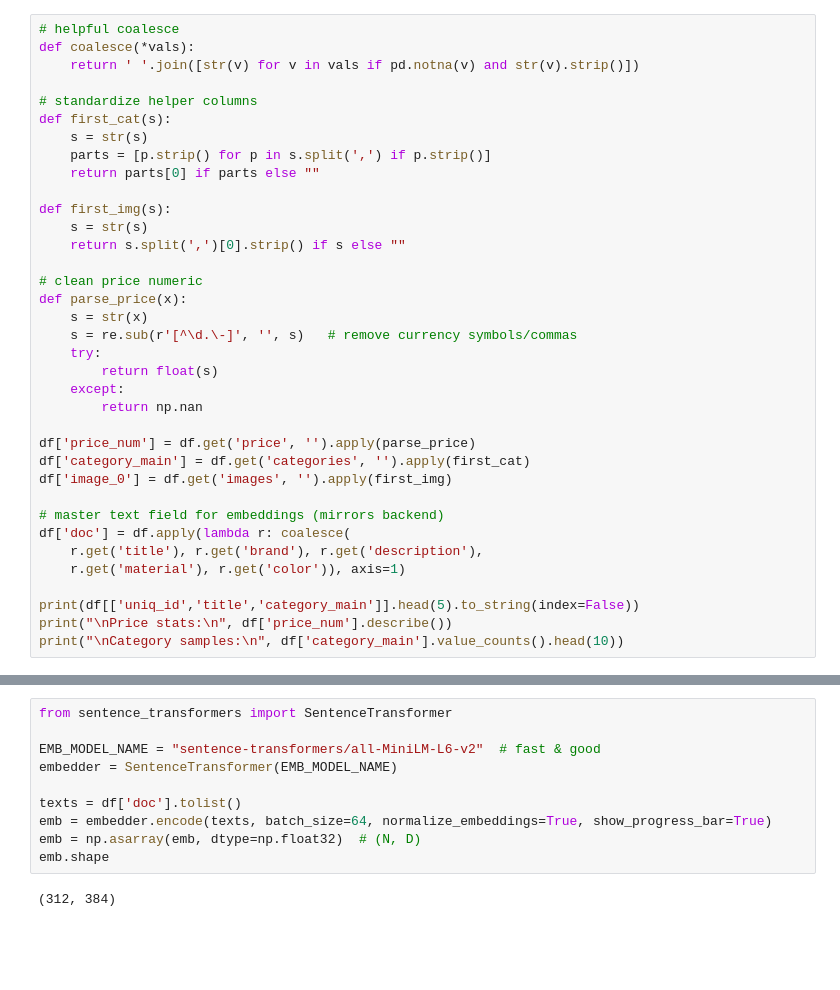
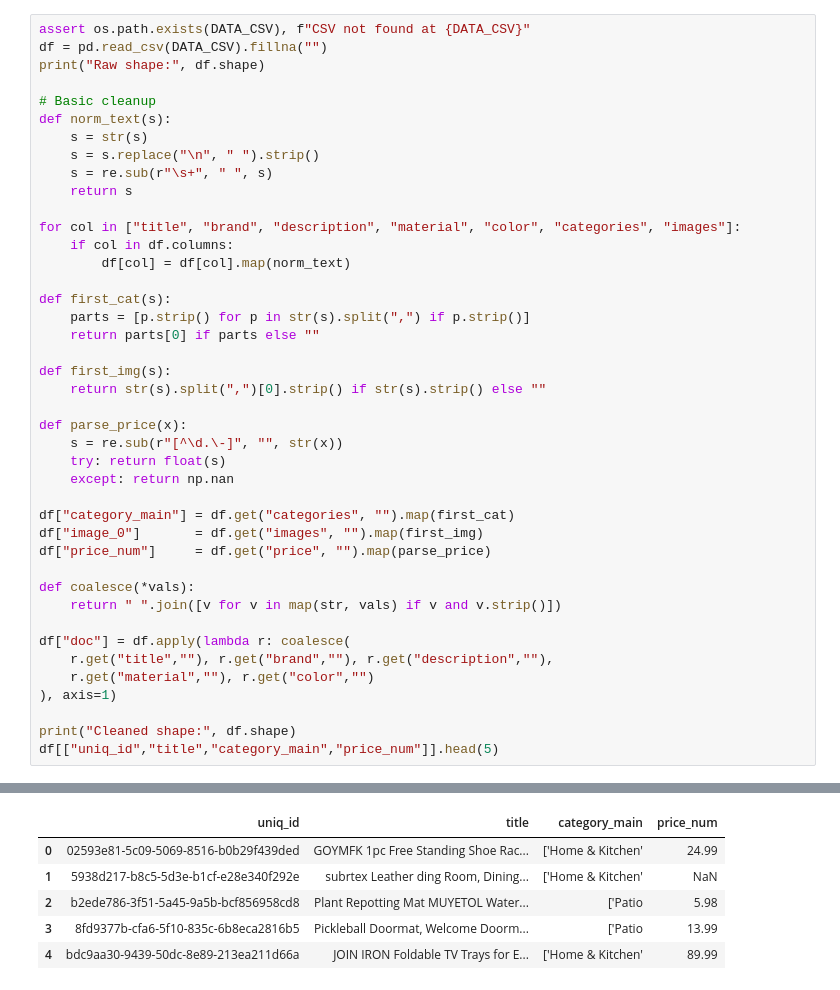
Before and after one commit to dhananjayjamwal78/ai_recommendation_system_assignment, a Jupyter notebook: notebooks/model_training.ipynb, the cells around one changed output, grey strips where cells are left out. Saved outputs shown, nothing was run; the diff lists cells and outputs as text; blank space fills up the shorter version.

```diff
--- a/notebooks/model_training.ipynb
+++ b/notebooks/model_training.ipynb
@@ -24,37 +31,43 @@ Rows, Cols: (312, 12)
 # %%
-# helpful coalesce
-def coalesce(*vals):
-    return ' '.join([str(v) for v in vals if pd.notna(v) and str(v).strip()])
+assert os.path.exists(DATA_CSV), f"CSV not found at {DATA_CSV}"
+df = pd.read_csv(DATA_CSV).fillna("")
+print("Raw shape:", df.shape)
 
-# standardize helper columns
+# Basic cleanup
+def norm_text(s):
+    s = str(s)
+    s = s.replace("\n", " ").strip()
+    s = re.sub(r"\s+", " ", s)
+    return s
+
+for col in ["title", "brand", "description", "material", "color", "categories", "images"]:
+    if col in df.columns:
+        df[col] = df[col].map(norm_text)
+
 def first_cat(s):
-    s = str(s)
-    parts = [p.strip() for p in s.split(',') if p.strip()]
+    parts = [p.strip() for p in str(s).split(",") if p.strip()]
     return parts[0] if parts else ""
 
 def first_img(s):
-    s = str(s)
-    return s.split(',')[0].strip() if s else ""
+    return str(s).split(",")[0].strip() if str(s).strip() else ""
 
-# clean price numeric
 def parse_price(x):
-    s = str(x)
-    s = re.sub(r'[^\d.\-]', '', s)   # remove currency symbols/commas
-    try:
-        return float(s)
-    except:
-        return np.nan
+    s = re.sub(r"[^\d.\-]", "", str(x))
+    try: return float(s)
+    except: return np.nan
 
-df['price_num'] = df.get('price', '').apply(parse_price)
-df['category_main'] = df.get('categories', '').apply(first_cat)
-df['image_0'] = df.get('images', '').apply(first_img)
+df["category_main"] = df.get("categories", "").map(first_cat)
+df["image_0"]       = df.get("images", "").map(first_img)
+df["price_num"]     = df.get("price", "").map(parse_price)
 
-# master text field for embeddings (mirrors backend)
-df['doc'] = df.apply(lambda r: coalesce(
-    r.get('title'), r.get('brand'), r.get('description'),
-    r.get('material'), r.get('color')), axis=1)
+def coalesce(*vals):
+    return " ".join([v for v in map(str, vals) if v and v.strip()])
 
-print(df[['uniq_id','title','category_main']].head(5).to_string(index=False))
-print("\nPrice stats:\n", df['price_num'].describe())
-print("\nCategory samples:\n", df['category_main'].value_counts().head(10))
+df["doc"] = df.apply(lambda r: coalesce(
+    r.get("title",""), r.get("brand",""), r.get("description",""),
+    r.get("material",""), r.get("color","")
+), axis=1)
+
+print("Cleaned shape:", df.shape)
+df[["uniq_id","title","category_main","price_num"]].head(5)
 # %% [output]
@@ -78,12 +76,6 @@ Name: count, dtype: int64
+|  | uniq_id | title | category_main | price_num |
+| 0 | 02593e81-5c09-5069-8516-b0b29f439ded | GOYMFK 1pc Free Standing Shoe Rac... | ['Home & Kitchen' | 24.99 |
+| 1 | 5938d217-b8c5-5d3e-b1cf-e28e340f292e | subrtex Leather ding Room, Dining... | ['Home & Kitchen' | NaN |
+| 2 | b2ede786-3f51-5a45-9a5b-bcf856958cd8 | Plant Repotting Mat MUYETOL Water... | ['Patio | 5.98 |
+| 3 | 8fd9377b-cfa6-5f10-835c-6b8eca2816b5 | Pickleball Doormat, Welcome Doorm... | ['Patio | 13.99 |
+| 4 | bdc9aa30-9439-50dc-8e89-213ea211d66a | JOIN IRON Foldable TV Trays for E... | ['Home & Kitchen' | 89.99 |
-# %%
-from sentence_transformers import SentenceTransformer
-
-EMB_MODEL_NAME = "sentence-transformers/all-MiniLM-L6-v2"  # fast & good
-embedder = SentenceTransformer(EMB_MODEL_NAME)
-
-texts = df['doc'].tolist()
-emb = embedder.encode(texts, batch_size=64, normalize_embeddings=True, show_progress_bar=True)
-emb = np.asarray(emb, dtype=np.float32)  # (N, D)
-emb.shape
-# %% [output]
-(312, 384)
```
Also changed, not shown: parts of 15 cells of this notebook, 8 other files.
